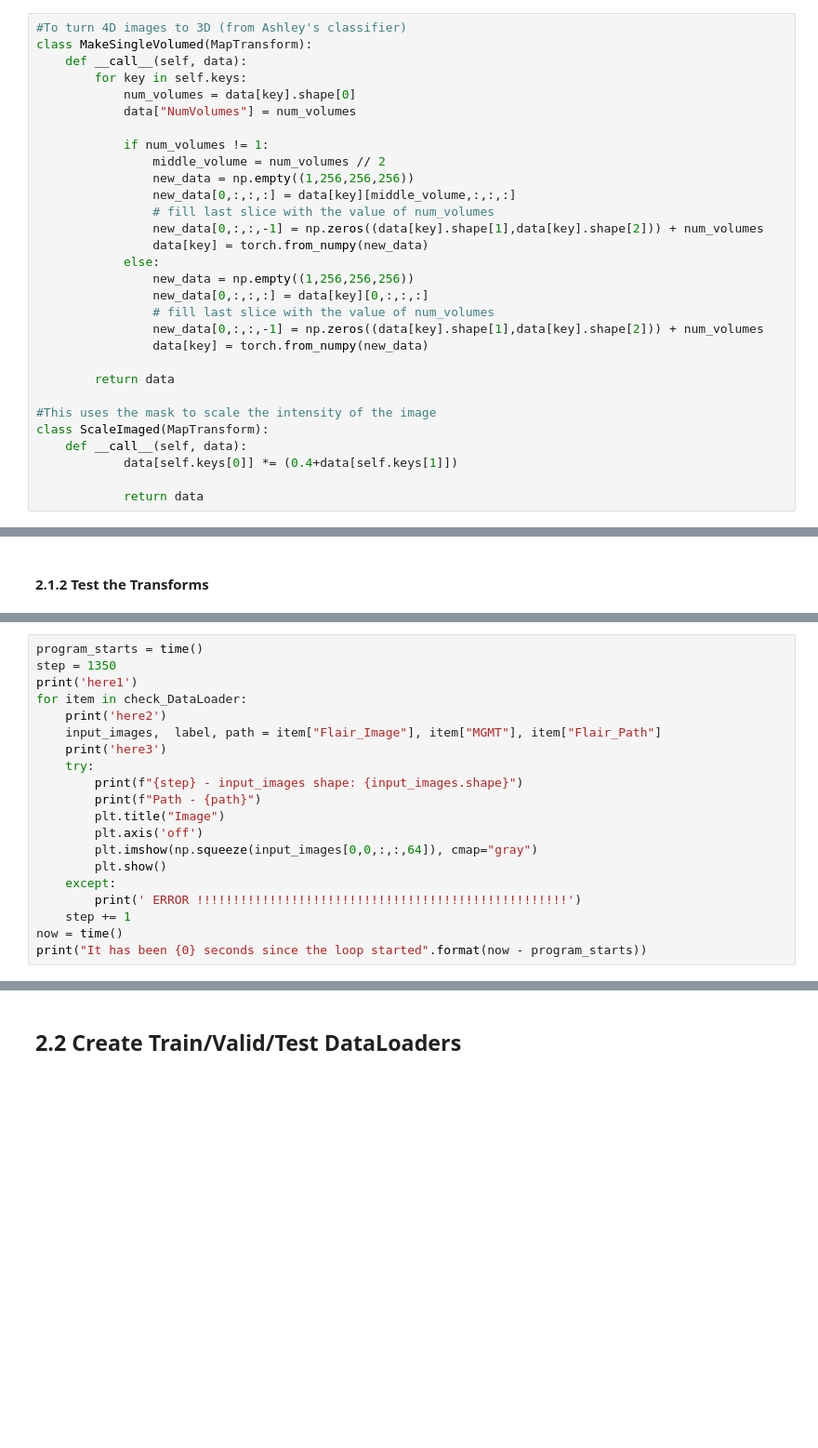
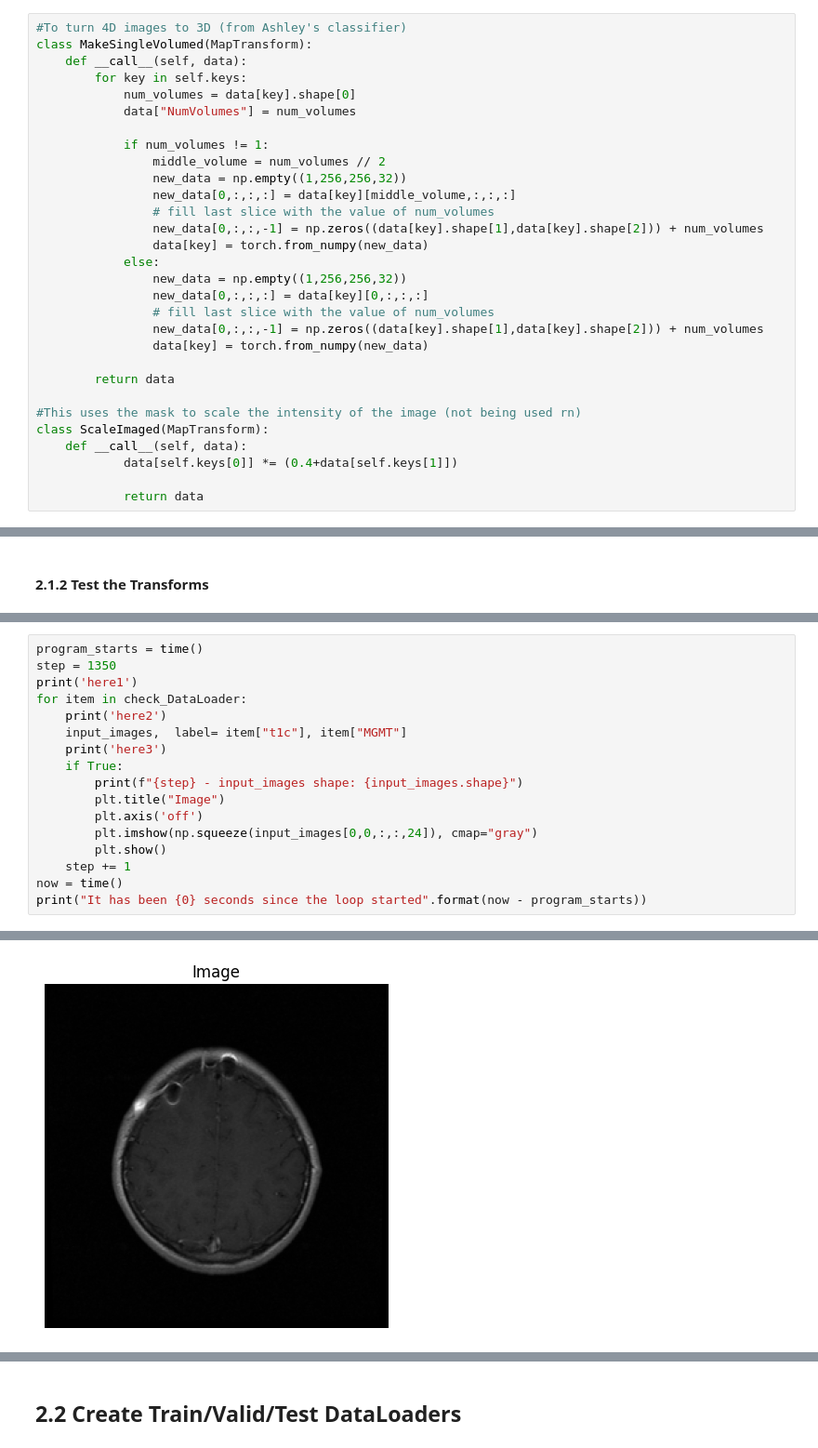
Before and after one commit to rizvi-ha/mgmt-classifier, a Jupyter notebook: TrainModel.ipynb, the cells around one changed output, grey strips where cells are left out. Shown at 93% size. Cells and saved outputs as stored; diff of their text form; blank space fills up the shorter version.

```diff
--- a/TrainModel.ipynb
+++ b/TrainModel.ipynb
@@ -59,13 +59,13 @@ class MakeSingleVolumed(MapTransform):
 
             if num_volumes != 1:
                 middle_volume = num_volumes // 2
-                new_data = np.empty((1,256,256,256))
+                new_data = np.empty((1,256,256,32))
                 new_data[0,:,:,:] = data[key][middle_volume,:,:,:]
                 # fill last slice with the value of num_volumes
                 new_data[0,:,:,-1] = np.zeros((data[key].shape[1],data[key].shape[2])) + num_volumes
                 data[key] = torch.from_numpy(new_data)
             else:
-                new_data = np.empty((1,256,256,256))
+                new_data = np.empty((1,256,256,32))
                 new_data[0,:,:,:] = data[key][0,:,:,:]
                 # fill last slice with the value of num_volumes
                 new_data[0,:,:,-1] = np.zeros((data[key].shape[1],data[key].shape[2])) + num_volumes
@@ -73,7 +73,7 @@ class MakeSingleVolumed(MapTransform):
 
         return data
 
-#This uses the mask to scale the intensity of the image
+#This uses the mask to scale the intensity of the image (not being used rn)
 class ScaleImaged(MapTransform):
     def __call__(self, data):
             data[self.keys[0]] *= (0.4+data[self.keys[1]])
@@ -126,17 +120,15 @@ step = 1350
 print('here1')
 for item in check_DataLoader:
     print('here2')
-    input_images,  label, path = item["Flair_Image"], item["MGMT"], item["Flair_Path"]
+    input_images,  label= item["t1c"], item["MGMT"]
     print('here3')
-    try:
+    if True:
         print(f"{step} - input_images shape: {input_images.shape}")
-        print(f"Path - {path}")
         plt.title("Image")
         plt.axis('off')
-        plt.imshow(np.squeeze(input_images[0,0,:,:,64]), cmap="gray")
+        plt.imshow(np.squeeze(input_images[0,0,:,:,24]), cmap="gray")
         plt.show()
-    except:
-        print(' ERROR !!!!!!!!!!!!!!!!!!!!!!!!!!!!!!!!!!!!!!!!!!!!!!!!!!!')
     step += 1
 now = time()
 print("It has been {0} seconds since the loop started".format(now - program_starts))
+# %% [output]
@@ -142,0 +139 @@ print("It has been {0} seconds since the loop started".format(now - program_star
+[figure, added]
```
Also changed, not shown: parts of 11 cells of this notebook, 1 other file.
